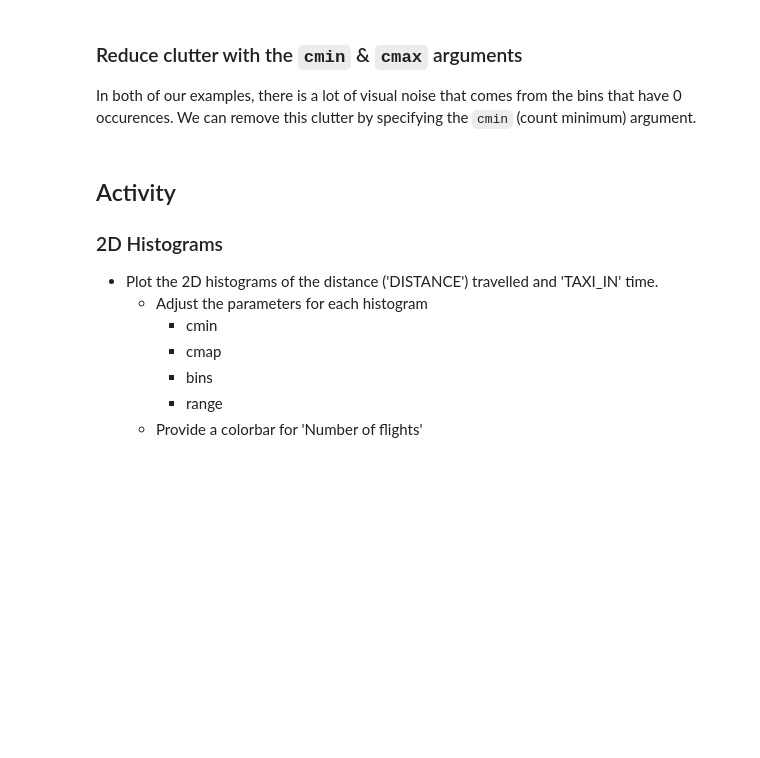
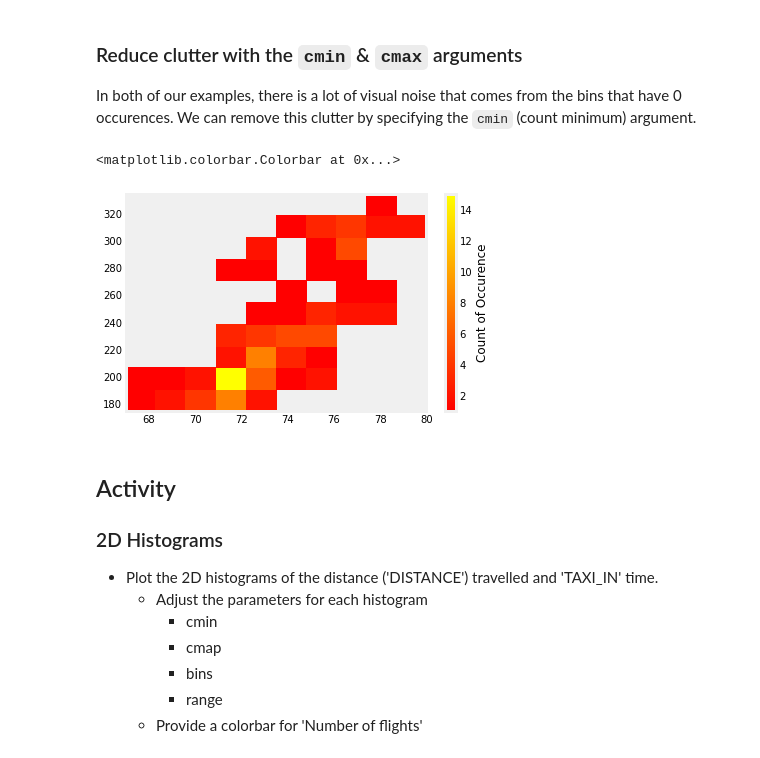
Before and after one commit to ssomanch/ITAO30210_Fall_2021, a Jupyter notebook: Lecture_21_Advanced_Visualization_Nov_09.ipynb, the cells around one changed output. Cells and saved outputs as stored; diff of their text form; code cells hidden in the pictures; blank space fills up the shorter version.

```diff
--- a/Lecture_21_Advanced_Visualization_Nov_09.ipynb
+++ b/Lecture_21_Advanced_Visualization_Nov_09.ipynb
@@ -115,12 +164,15 @@ In both of our examples, there is a lot of visual noise that comes from the bins
 # %%
 figure, axes = plt.subplots()
 results = axes.hist2d(
     nd_football_roster['Height'],
     nd_football_roster['Weight'],
-    cmap='coolwarm',
+    cmap='autumn',
     cmin=1)
 
 figure.colorbar(results[3], label='Count of Occurence')
+# %% [output]
+<matplotlib.colorbar.Colorbar at 0x...>
+[figure, added]
 # %% [markdown]
 ## Activity
 
```
Also changed, not shown: parts of 33 cells of this notebook.
